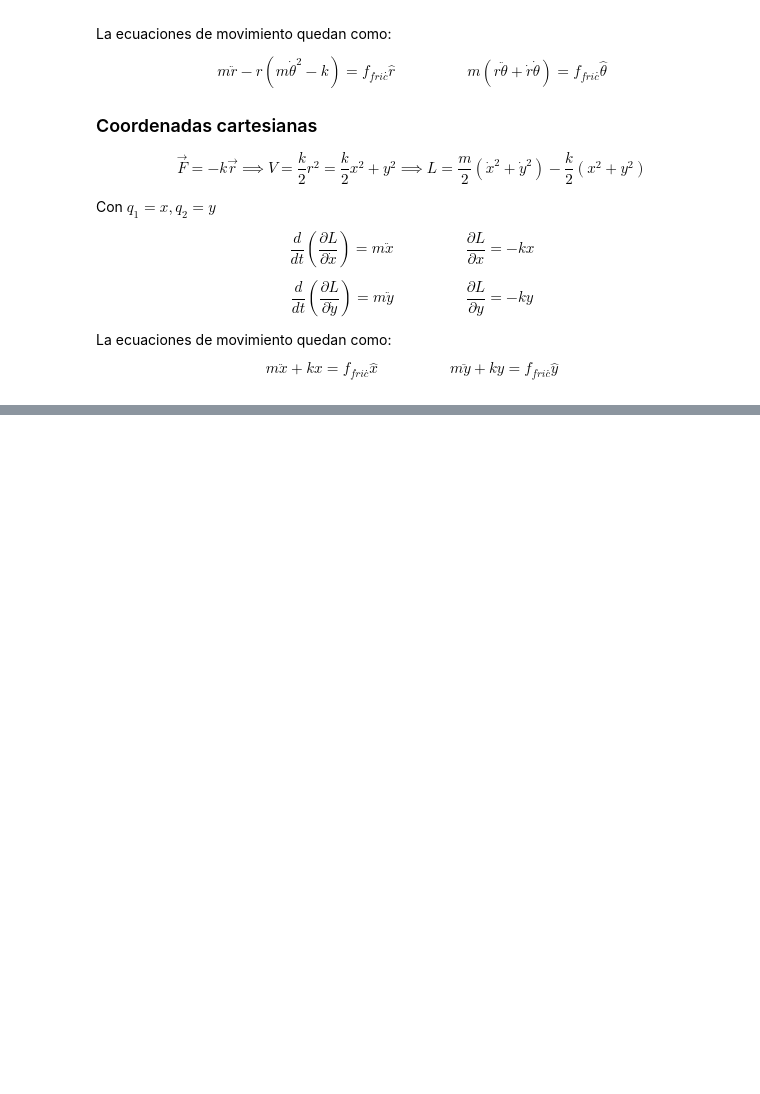
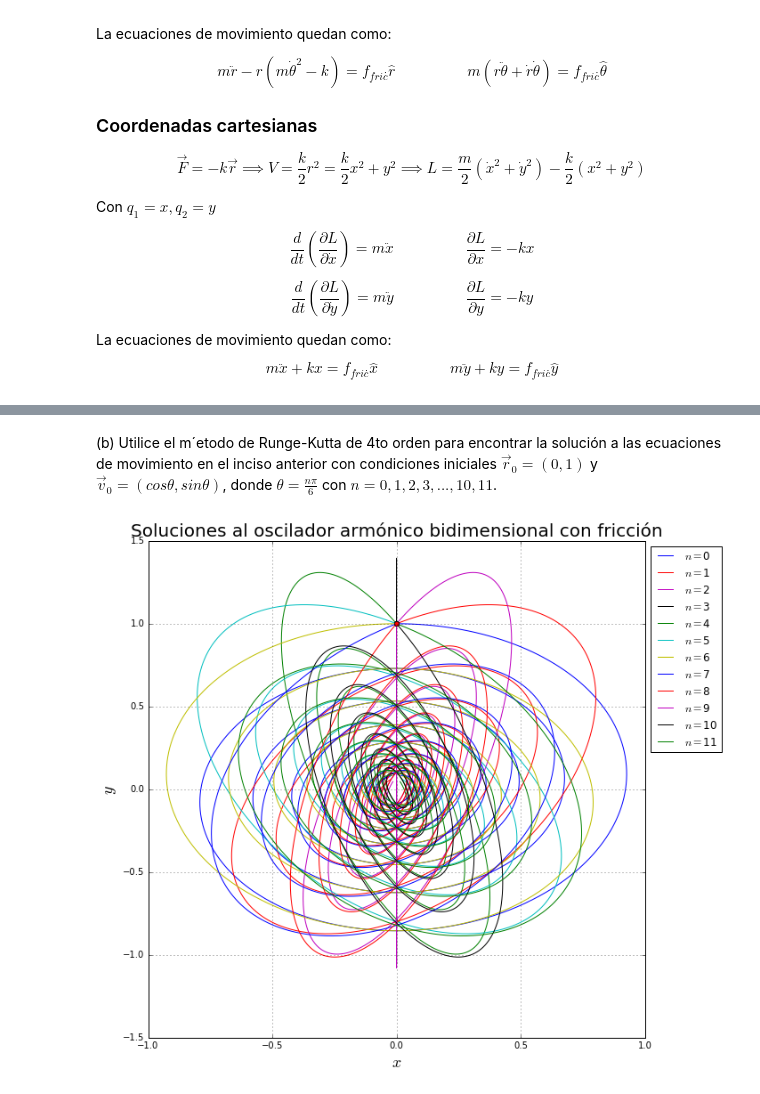
Before and after one commit to brianzapien/Tareas, a Jupyter notebook: Tarea_Examen.ipynb, the cells around one changed output, grey strips where cells are left out. Cells and saved outputs as stored; diff of their text form; code cells hidden in the pictures; blank space fills up the shorter version.

```diff
--- a/Tarea_Examen.ipynb
+++ b/Tarea_Examen.ipynb
@@ -127,5 +81,0 @@ def Mom_ang(n):
-# %%
-figure(figsize=(10,10))
-for n in xrange(12):
-    t,L=Mom_ang(n)
-    plot(t,L)
@@ -202,7 +81,0 @@ def osc_2D_carga(r_v,t,args=[0,0],m=1,q=1,k=1,k_q=1):
-# %%
-t,sol=RK4(osc_2D_carga,[1,0,0,0.1],[0,120],[0,0])
-plot(sol[:,0],sol[:,1])
-grid(True)
-show()
-#t,sol=RK4(osc_2D_carga,[1,0,0,.1],[0,100],[0.1,0])
-#plot(sol[:,0],sol[:,1])
@@ -220,5 +81,0 @@ show()
-# %%
-t,sol=RK4(osc_2D_carga,[1.5,0,0,.1],[0,200],[0.05,0.1])
-plot(sol[:,0],sol[:,1])
-grid(True)
-show()
@@ -541,15 +81,0 @@ show()
-# %%
-vel=[1,25,60]
-alfa=pi/6
-figure(figsize=(18,12))
-for k in range(len(vel)):
-    subplot(2,3,k+1)
-    x_y=caja(alfa,0.01,vel[k],1,[0],50)
-    plot(x_y[:,0],x_y[:,2])
-    plot(x_y[:,1],x_y[:,3])
-    plot([x_y[0,0],x_y[0,1]],[x_y[0,2],x_y[0,3]],'ko')
-    subplot(2,3,k+4)
-    x_y=caja(alfa,0.01,vel[k],3,[0],50)
-    plot(x_y[:,0],x_y[:,2])
-    plot(x_y[:,1],x_y[:,3])
-    plot([x_y[0,0],x_y[0,1]],[x_y[0,2],x_y[0,3]],'ko')
@@ -660,0 +108,15 @@ show()
+# %% [markdown]
+(b) Utilice el m´etodo de Runge-Kutta de 4to orden para encontrar la solución a las ecuaciones de movimiento en el inciso anterior con condiciones iniciales $\vec{r}_0 = (0, 1)$ y $\vec{v}_0 = (cos θ,sin θ)$, donde $θ =\frac{n \pi}{6}$ con $n = 0, 1, 2, 3, ..., 10, 11$.
+# %%
+figure(figsize=(10,10)) #hago una figura
+for n in xrange(12): #para n de 0 a 11
+    t,sol=RK4(osc_2D,[0,1,cos(n*pi/6),sin(n*pi/6)],[0,50],[0.1,0.2]) #integra la ecuacion de movimiento
+    plot(sol[:,0],sol[:,1],label="$n=$"+str(n)) #grafica el plano xy
+    plot(sol[0,0],sol[0,1],'o',markersize=5) #grafica el punto de la condicion inicial
+xlabel("$x$",fontsize=18) #etiquetas y titulo
+ylabel("$y$",fontsize=18)
+title(u"Soluciones al oscilador armónico bidimensional con fricción",fontsize=20)
+legend(loc=0, bbox_to_anchor=(1,1))
+grid(True)
+# %% [output]
+[figure, added]
```
Also changed, not shown: parts of 71 cells of this notebook.
